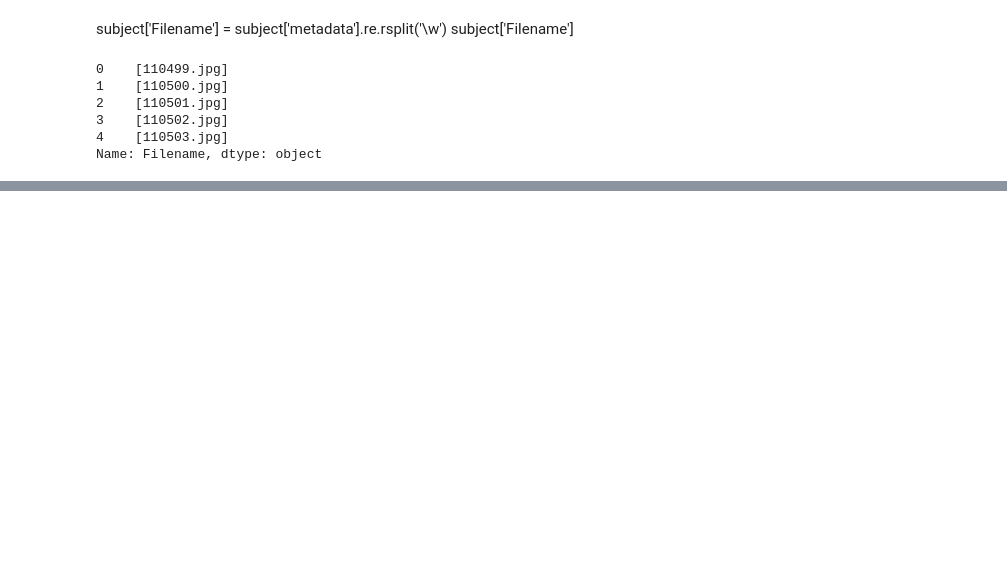
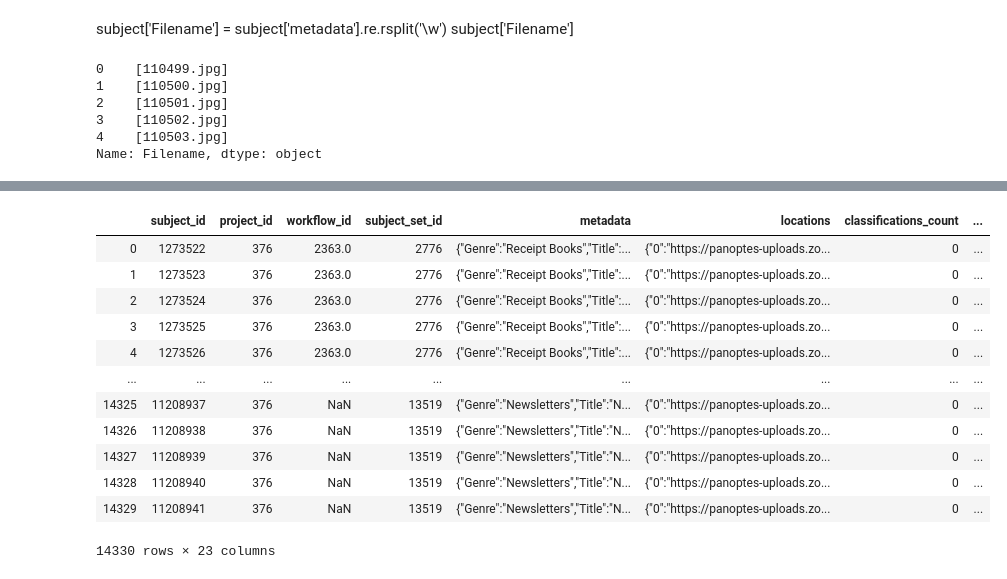
Before and after one commit to nisaputri/The-Shakespeares-UMD, a Jupyter notebook: Shakespeare Data Cleaning and Processing.ipynb, the cells around one changed output, grey strips where cells are left out. Saved outputs shown, nothing was run; the diff lists cells and outputs as text; code cells hidden in the pictures; blank space fills up the shorter version.

Commit message:
Temporary Merge

```diff
--- a/Shakespeare Data Cleaning and Processing.ipynb
+++ b/Shakespeare Data Cleaning and Processing.ipynb
@@ -49,0 +75,16 @@ Name: Filename, Length: 14330, dtype: object
+# %%
+subject.merge(newsletters, how = 'left', on = 'Filename')
+# %% [output]
+|  | subject_id | project_id | workflow_id | subject_set_id | metadata | locations | classifications_count | ... |
+| 0 | 1273522 | 376 | 2363.0 | 2776 | {"Genre":"Receipt Books","Title":... | {"0":"https://panoptes-uploads.zo... | 0 | ... |
+| 1 | 1273523 | 376 | 2363.0 | 2776 | {"Genre":"Receipt Books","Title":... | {"0":"https://panoptes-uploads.zo... | 0 | ... |
+| 2 | 1273524 | 376 | 2363.0 | 2776 | {"Genre":"Receipt Books","Title":... | {"0":"https://panoptes-uploads.zo... | 0 | ... |
+| 3 | 1273525 | 376 | 2363.0 | 2776 | {"Genre":"Receipt Books","Title":... | {"0":"https://panoptes-uploads.zo... | 0 | ... |
+| 4 | 1273526 | 376 | 2363.0 | 2776 | {"Genre":"Receipt Books","Title":... | {"0":"https://panoptes-uploads.zo... | 0 | ... |
+| ... | ... | ... | ... | ... | ... | ... | ... | ... |
+| 14325 | 11208937 | 376 | NaN | 13519 | {"Genre":"Newsletters","Title":"N... | {"0":"https://panoptes-uploads.zo... | 0 | ... |
+| 14326 | 11208938 | 376 | NaN | 13519 | {"Genre":"Newsletters","Title":"N... | {"0":"https://panoptes-uploads.zo... | 0 | ... |
+| 14327 | 11208939 | 376 | NaN | 13519 | {"Genre":"Newsletters","Title":"N... | {"0":"https://panoptes-uploads.zo... | 0 | ... |
+| 14328 | 11208940 | 376 | NaN | 13519 | {"Genre":"Newsletters","Title":"N... | {"0":"https://panoptes-uploads.zo... | 0 | ... |
+| 14329 | 11208941 | 376 | NaN | 13519 | {"Genre":"Newsletters","Title":"N... | {"0":"https://panoptes-uploads.zo... | 0 | ... |
+14330 rows × 23 columns
```
Also changed, not shown: parts of 3 cells of this notebook, 1 other file.
